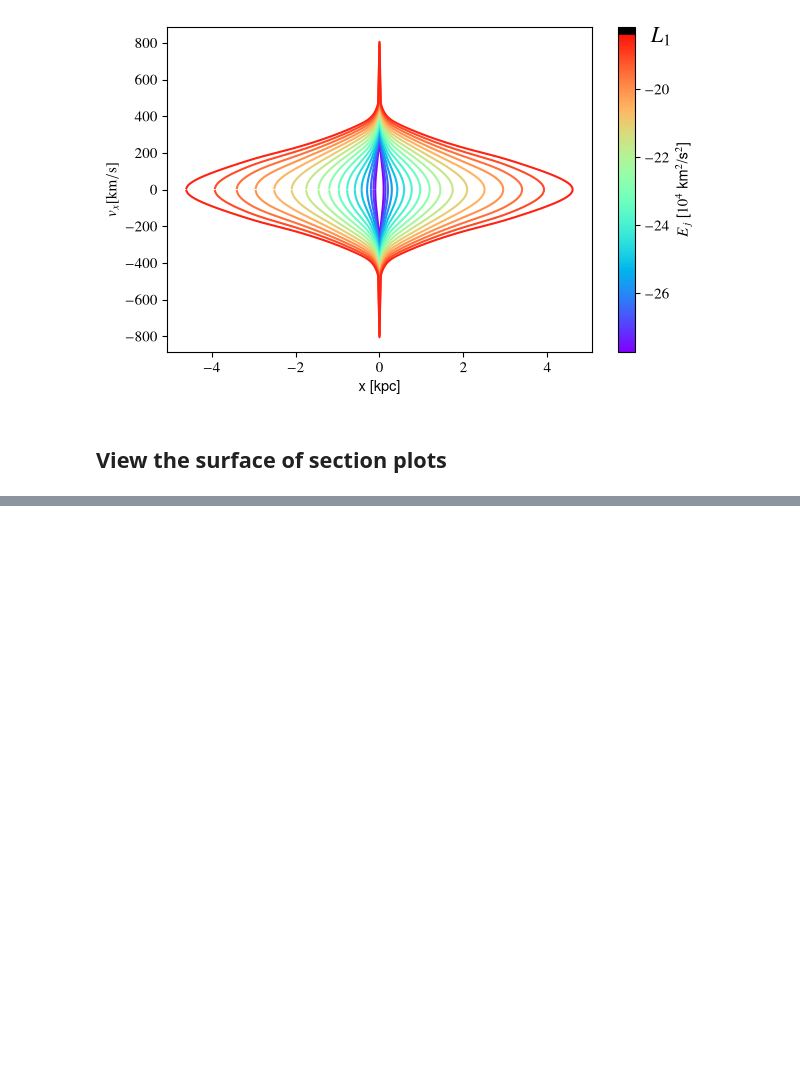
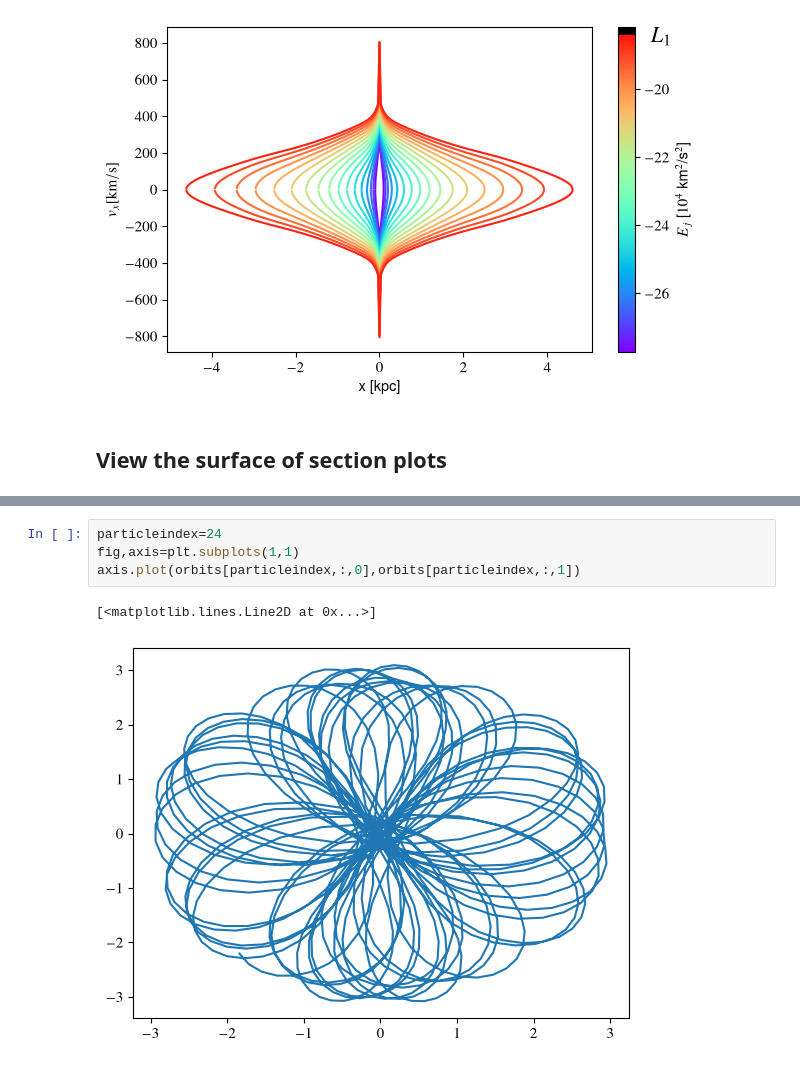
Before and after one commit to salvatore-ferrone/bar-dynamics, a Jupyter notebook: pedagogy/bar_supporting_orbits.ipynb, the cells around one changed output, grey strips where cells are left out. Saved outputs shown, nothing was run; the diff lists cells and outputs as text; blank space fills up the shorter version.

```diff
--- a/pedagogy/bar_supporting_orbits.ipynb
+++ b/pedagogy/bar_supporting_orbits.ipynb
@@ -509,0 +536,7 @@ axis.plot(envlope_x,envlope_vx)
+# %%
+particleindex=24
+fig,axis=plt.subplots(1,1)
+axis.plot(orbits[particleindex,:,0],orbits[particleindex,:,1])
+# %% [output]
+[<matplotlib.lines.Line2D at 0x...>]
+[figure, added]
```
Also changed, not shown: parts of 11 cells of this notebook.
